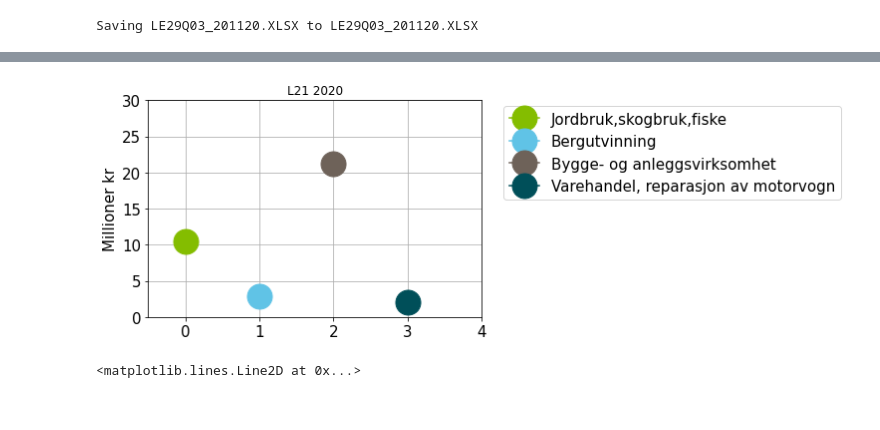
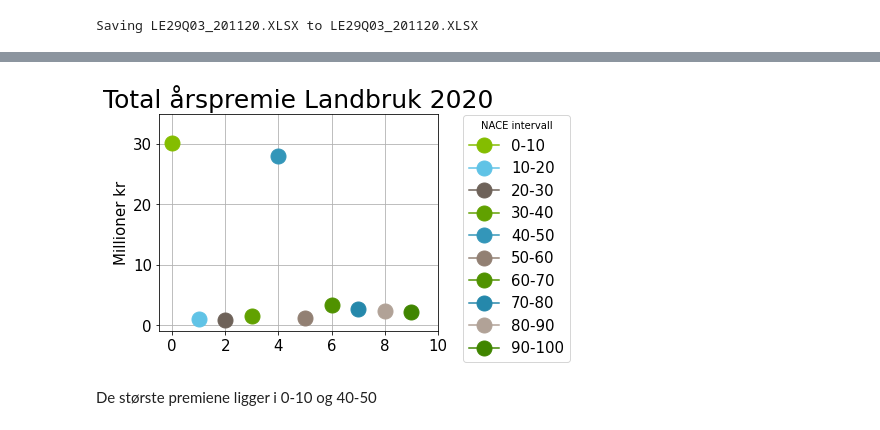
Before and after one commit to eirikngard/Eika, a Jupyter notebook: Landbruk.ipynb, the cells around one changed output, grey strips where cells are left out. Drawn from its saved outputs; the diff is of its cells as text; code cells hidden in the pictures.

```diff
--- a/Landbruk.ipynb
+++ b/Landbruk.ipynb
@@ -105,24 +55,3 @@ grå = '#6E6259'
 blå1='#3396b9'
 rød='#7f3035'
 sjøgrønn='#004f59'
-# %%
-t = np.arange(0,5,1)
-da = [a,b,c,d]; farger = [grønn,blå,grå,sjøgrønn]
-tit = ['Jordbruk,skogbruk,fiske','Bergutvinning','Bygge- og anleggsvirksomhet',
-       'Varehandel, reparasjon av motorvogn']
-fig,ax = plt.subplots()
-for i,j in enumerate(da):
-  ax.plot(i,j['Årspremie'].sum()/(10**6),marker='o',color=farger[i],markersize=25,label=tit[i])
-  ax.legend(bbox_to_anchor=(2.10, 1.01),prop={'size': 15})
-  ax.set_ylabel('Millioner kr',fontsize=15)
-  ax.tick_params(axis = 'both', which = 'major', labelsize = 15)
-  ax.set_ylim(0,30); ax.set_xlim(-0.5,4)
-  ax.set_title('L21 2020')
-ax.grid()
-  #plt.legend(handles=[p[i]], title='title', bbox_to_anchor=(1.05, 1), loc='upper left')
-# %% [output]
-[figure, removed]
-# %%
-p
-# %% [output]
-<matplotlib.lines.Line2D at 0x...>
@@ -128,0 +68,47 @@ p
+# %%
+df1 = data.loc[data['Kode']=='L05']
+df2 = data.loc[data['Kode']=='L10']
+df3 = data.loc[data['Kode']=='L15']
+df4 = data.loc[data['Kode']=='L17']
+df5 = data.loc[data['Kode']=='L20']
+df6 = data.loc[data['Kode']=='L21']
+df7 = data.loc[data['Kode']=='L25']
+df8 = data.loc[data['Kode']=='L30']
+df9 = data.loc[data['Kode']=='L35']
+df10 = data.loc[data['Kode']=='L40']
+df11= data.loc[data['Kode']=='L45']
+df12 = data.loc[data['Kode']=='L50']
+df13 = data.loc[data['Kode']=='L55']
+#lag dataframe (og mulig fjern duplikater)
+res = pd.concat([df1,df2,df3,df4,df5,df6,df7,
+                 df8,df9,df10,df11,df12,df13]).drop_duplicates().reset_index(drop=True)
+# %%
+#kategoriene delt inn in 10 og 10 hele tall, NÅ ALLE L
+
+a=res.loc[(res['NACE'] >= '01.000')&(res['NACE'] <= '09.999')]
+b=res.loc[(res['NACE'] >= '10.000')&(res['NACE'] <= '19.999')]
+c=res.loc[(res['NACE'] >= '20.000')&(res['NACE'] <= '29.999')]
+d=res.loc[(res['NACE'] >= '30.000')&(res['NACE'] <= '39.999')]
+e=res.loc[(res['NACE'] >= '40.000')&(res['NACE'] <= '49.999')]
+f=res.loc[(res['NACE'] >= '50.000')&(res['NACE'] <= '59.999')]
+g=res.loc[(res['NACE'] >= '60.000')&(res['NACE'] <= '69.999')]
+h=res.loc[(res['NACE'] >= '70.000')&(res['NACE'] <= '79.999')]
+i=res.loc[(res['NACE'] >= '80.000')&(res['NACE'] <= '89.999')]
+j=res.loc[(res['NACE'] >= '90.000')&(res['NACE'] <= '99.999')]
+
+da = [a,b,c,d,e,f,g,h,i,j]; farger = [grønn,blå,grå,sjøgrønn]
+tit = ['0-10','10-20','20-30','30-40','40-50','50-60','60-70','70-80','80-90','90-100']
+fig,ax = plt.subplots(figsize=(5,4))
+for count,vari in enumerate(da):
+  ax.plot(count,vari['Årspremie'].sum()/(10**6),marker='o',color=colo[count],markersize=15,label=tit[count])
+  ax.legend(bbox_to_anchor=(1.50, 1.03),prop={'size': 15},title="NACE intervall")
+  ax.set_ylabel('Millioner kr',fontsize=15)
+  ax.tick_params(axis = 'both', which = 'major', labelsize = 15)
+  ax.set_ylim(-1,35); ax.set_xlim(-0.5,10)
+  ax.set_title('L21 2020')
+ax.set_title('Total årspremie Landbruk 2020',size=25)
+ax.grid()
+# %% [output]
+[figure, added]
+# %% [markdown]
+De største premiene ligger i 0-10 og 40-50
```
Also changed, not shown: parts of 17 cells of this notebook.
